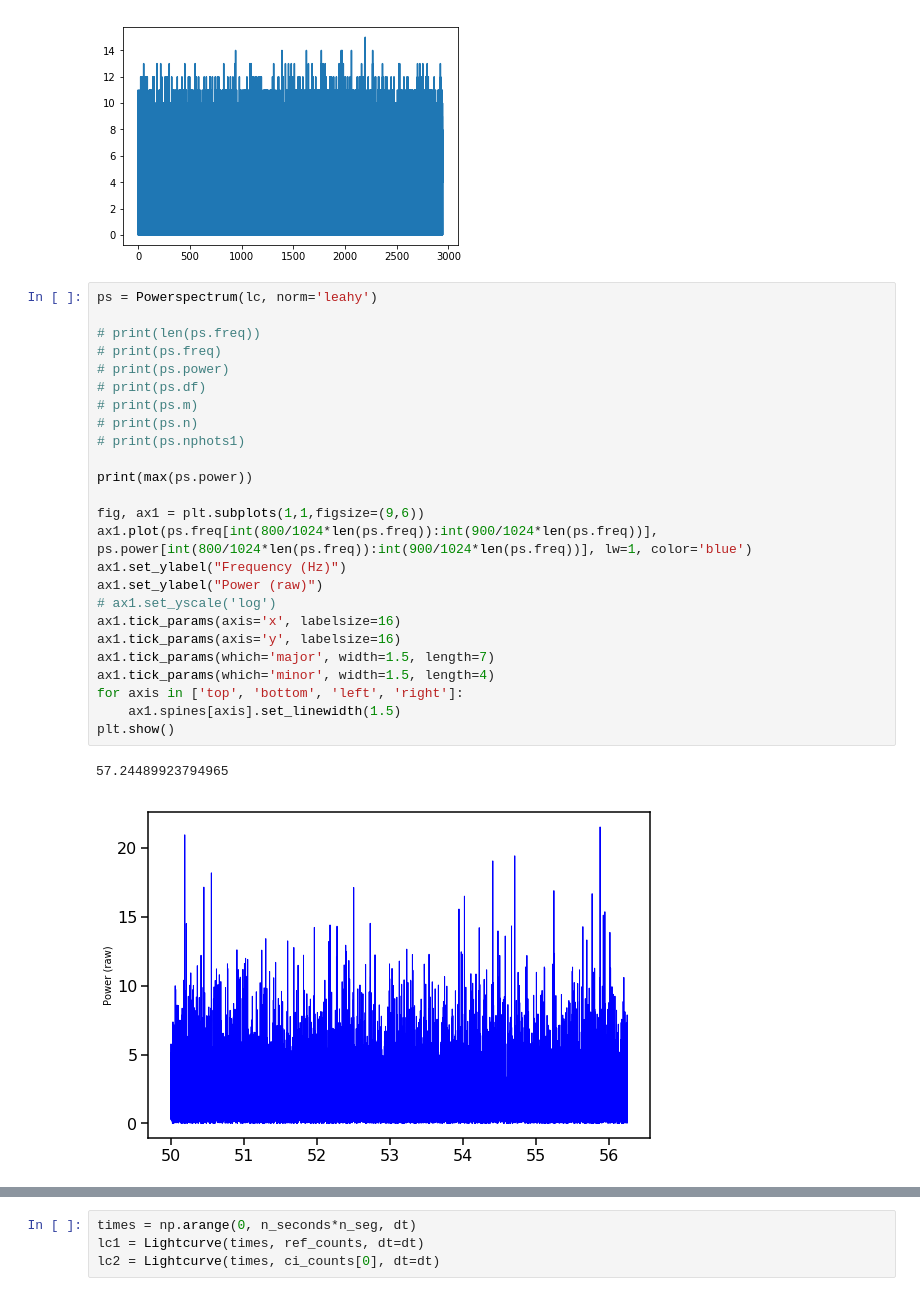
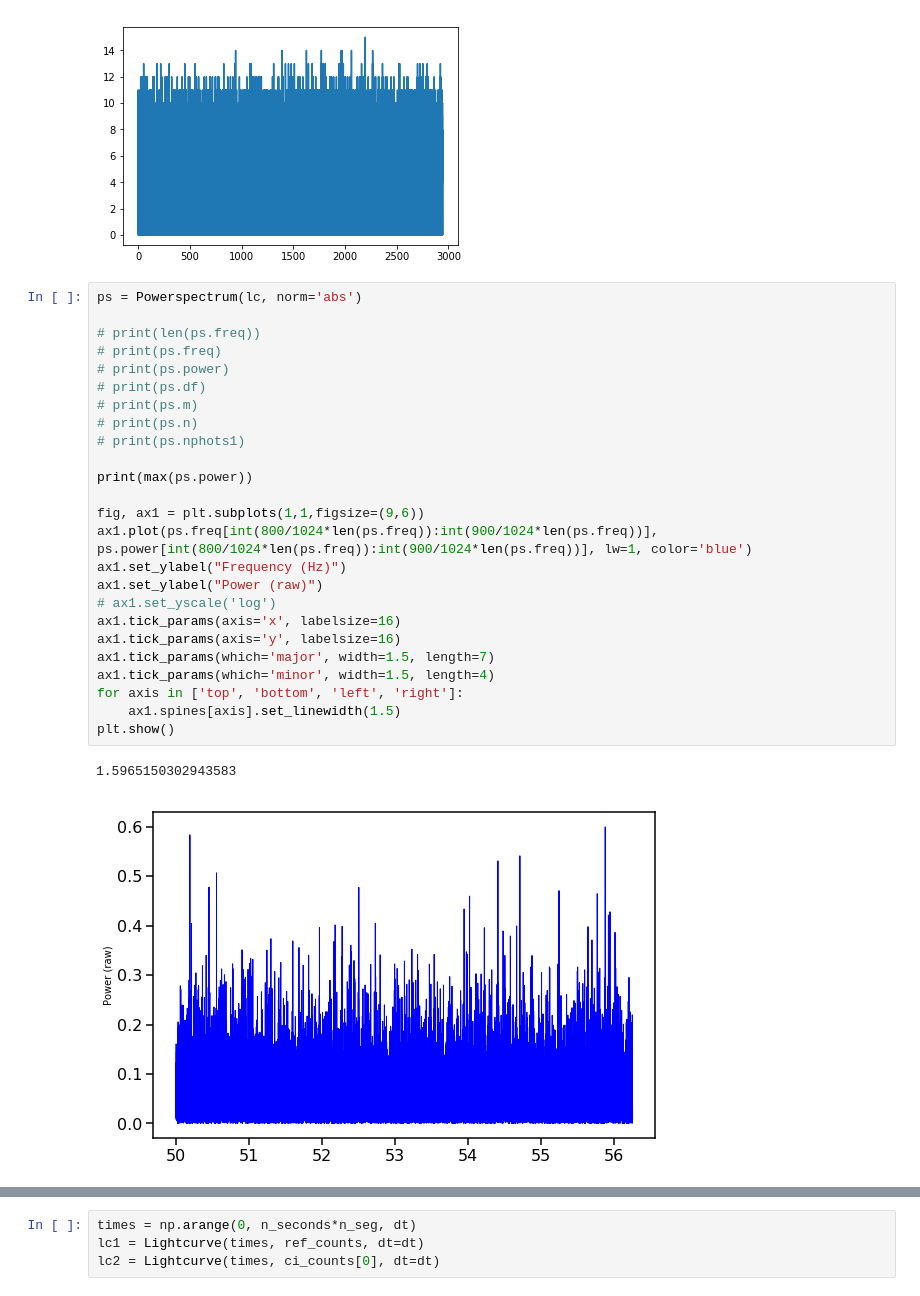
Before and after one commit to swapsha96/gsoc-learning, a Jupyter notebook: week2/Averaged Cross Spectrum.ipynb, the cells around one changed output, grey strips where cells are left out. Saved outputs shown, nothing was run; the diff lists cells and outputs as text.

```diff
--- a/week2/Averaged Cross Spectrum.ipynb
+++ b/week2/Averaged Cross Spectrum.ipynb
@@ -79,30 +79,30 @@ lc.plot()
 # %% [output]
 [figure]
 # %%
-ps = Powerspectrum(lc, norm='leahy')
+ps = Powerspectrum(lc, norm='abs')
 
 # print(len(ps.freq))
 # print(ps.freq)
 # print(ps.power)
 # print(ps.df)
 # print(ps.m)
 # print(ps.n)
 # print(ps.nphots1)
 
 print(max(ps.power))
 
 fig, ax1 = plt.subplots(1,1,figsize=(9,6))
 ax1.plot(ps.freq[int(800/1024*len(ps.freq)):int(900/1024*len(ps.freq))], ps.power[int(800/1024*len(ps.freq)):int(900/1024*len(ps.freq))], lw=1, color='blue')
 ax1.set_ylabel("Frequency (Hz)")
 ax1.set_ylabel("Power (raw)")
 # ax1.set_yscale('log')
 ax1.tick_params(axis='x', labelsize=16)
 ax1.tick_params(axis='y', labelsize=16)
 ax1.tick_params(which='major', width=1.5, length=7)
 ax1.tick_params(which='minor', width=1.5, length=4)
 for axis in ['top', 'bottom', 'left', 'right']:
     ax1.spines[axis].set_linewidth(1.5)
 plt.show()
 # %% [output]
-57.24489923794965
+1.5965150302943583
-[figure, old version]
+[figure, new version]
```
Also changed, not shown: parts of 21 cells of this notebook.
